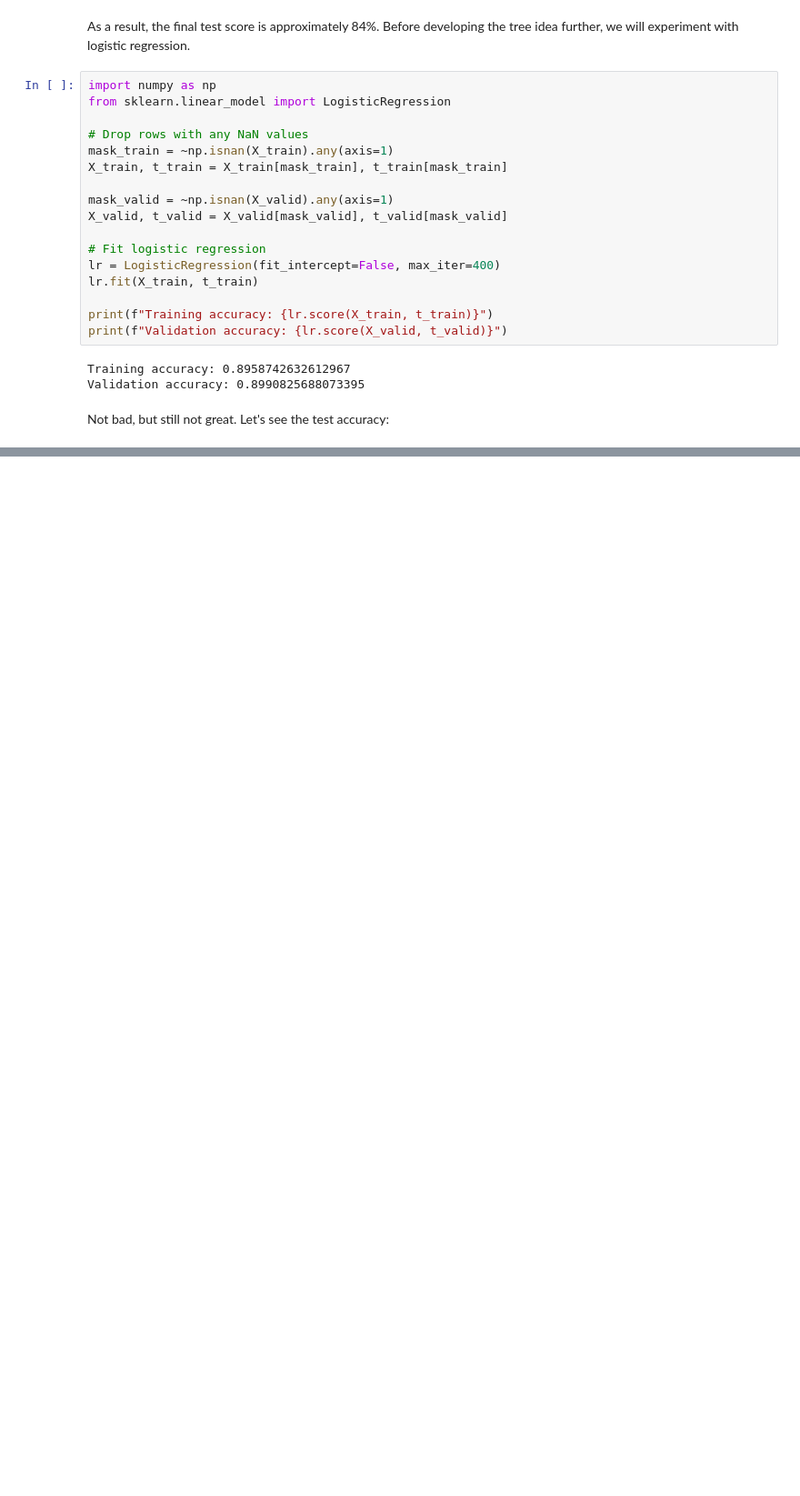
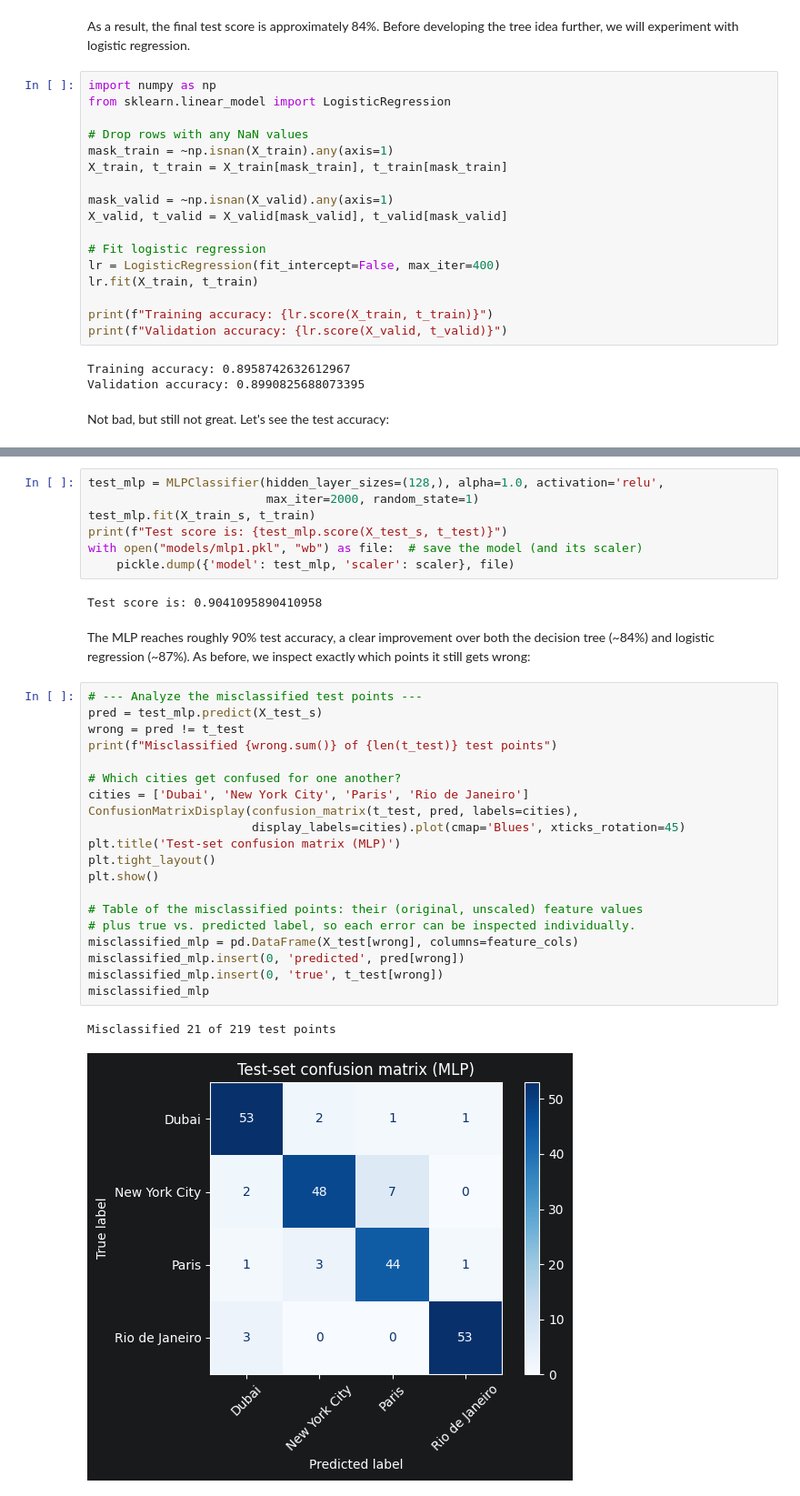
Before and after one commit to alxkaminsky/City-Predictor, a Jupyter notebook: sample.ipynb, the cells around one changed output, grey strips where cells are left out. Shown at 91% size. Cells and saved outputs as stored; diff of their text form; blank space fills up the shorter version.

```diff
--- a/sample.ipynb
+++ b/sample.ipynb
@@ -245,0 +375,35 @@ Test accuracy: 0.867579908675799
+# %%
+test_mlp = MLPClassifier(hidden_layer_sizes=(128,), alpha=1.0, activation='relu',
+                         max_iter=2000, random_state=1)
+test_mlp.fit(X_train_s, t_train)
+print(f"Test score is: {test_mlp.score(X_test_s, t_test)}")
+with open("models/mlp1.pkl", "wb") as file:  # save the model (and its scaler)
+    pickle.dump({'model': test_mlp, 'scaler': scaler}, file)
+# %% [output]
+Test score is: 0.9041095890410958
+# %% [markdown]
+The MLP reaches roughly 90% test accuracy, a clear improvement over both the decision tree (~84%) and logistic regression (~87%). As before,
+we inspect exactly which points it still gets wrong:
+# %%
+# --- Analyze the misclassified test points ---
+pred = test_mlp.predict(X_test_s)
+wrong = pred != t_test
+print(f"Misclassified {wrong.sum()} of {len(t_test)} test points")
+
+# Which cities get confused for one another?
+cities = ['Dubai', 'New York City', 'Paris', 'Rio de Janeiro']
+ConfusionMatrixDisplay(confusion_matrix(t_test, pred, labels=cities),
+                       display_labels=cities).plot(cmap='Blues', xticks_rotation=45)
+plt.title('Test-set confusion matrix (MLP)')
+plt.tight_layout()
+plt.show()
+
+# Table of the misclassified points: their (original, unscaled) feature values
+# plus true vs. predicted label, so each error can be inspected individually.
+misclassified_mlp = pd.DataFrame(X_test[wrong], columns=feature_cols)
+misclassified_mlp.insert(0, 'predicted', pred[wrong])
+misclassified_mlp.insert(0, 'true', t_test[wrong])
+misclassified_mlp
+# %% [output]
+Misclassified 21 of 219 test points
+[figure, added]
```
Also changed, not shown: parts of 20 cells of this notebook, 2 other files.
